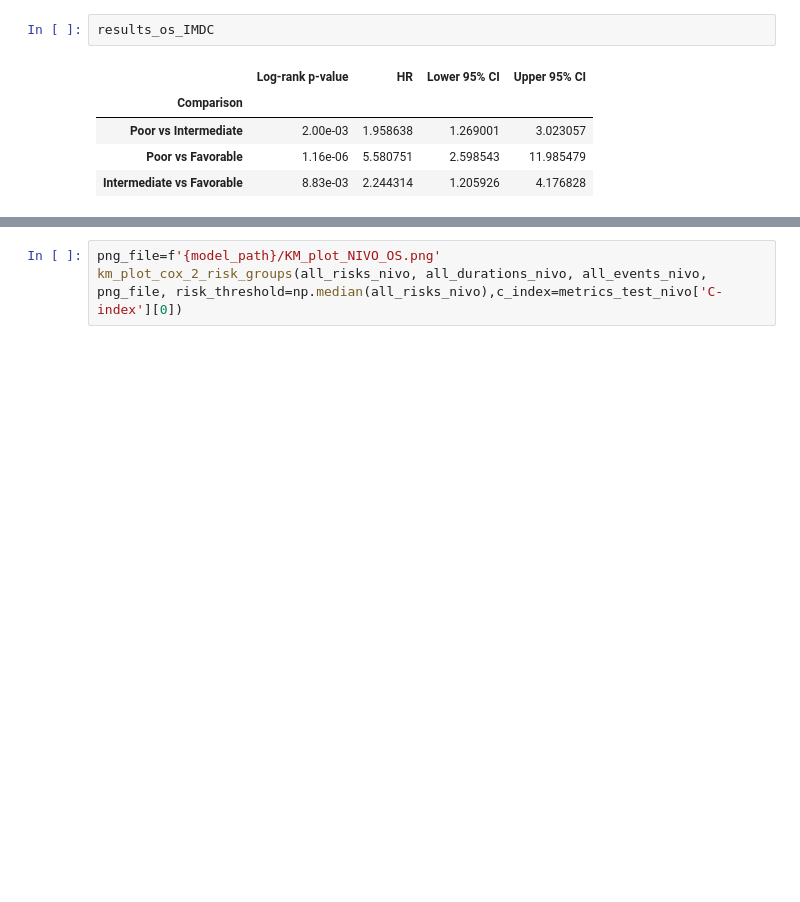
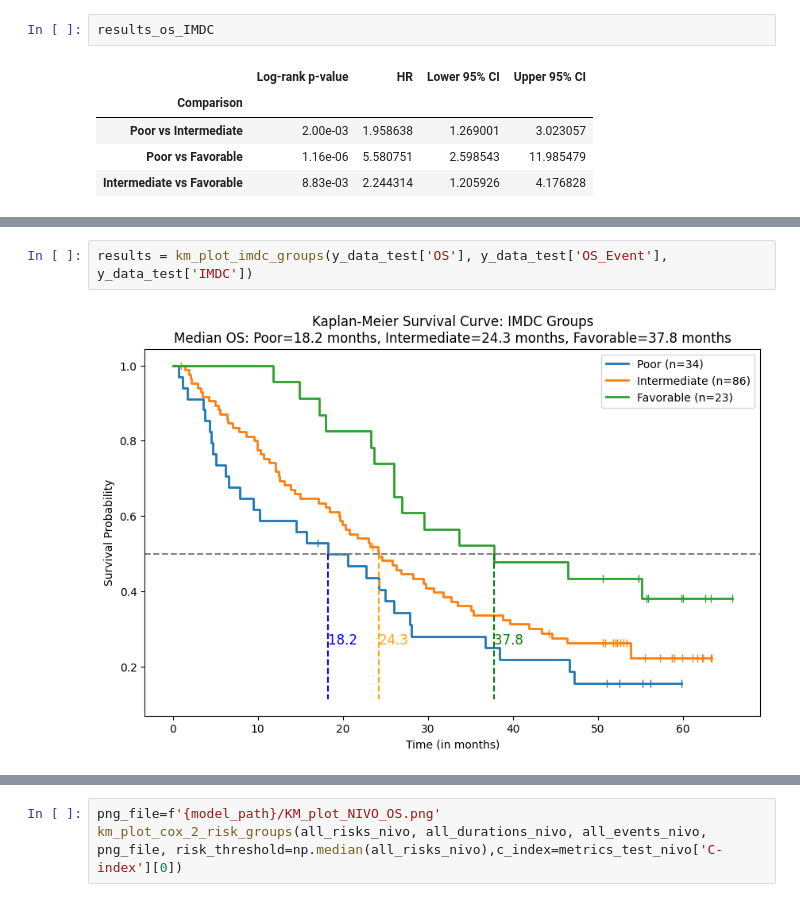
Before and after one commit to ReviveMed/mzEmbed, a Jupyter notebook: example_notebooks/finetune_unsupervised_syn_retrain_last_layer.ipynb, the cells around one changed output, grey strips where cells are left out. Cells and saved outputs as stored; diff of their text form; blank space fills up the shorter version.

```diff
--- a/example_notebooks/finetune_unsupervised_syn_retrain_last_layer.ipynb
+++ b/example_notebooks/finetune_unsupervised_syn_retrain_last_layer.ipynb
@@ -486,0 +640,4 @@ results_os_IMDC
+# %%
+results = km_plot_imdc_groups(y_data_test['OS'], y_data_test['OS_Event'], y_data_test['IMDC'])
+# %% [output]
+[figure, added]
```
Also changed, not shown: parts of 12 cells of this notebook, 1 other file.
